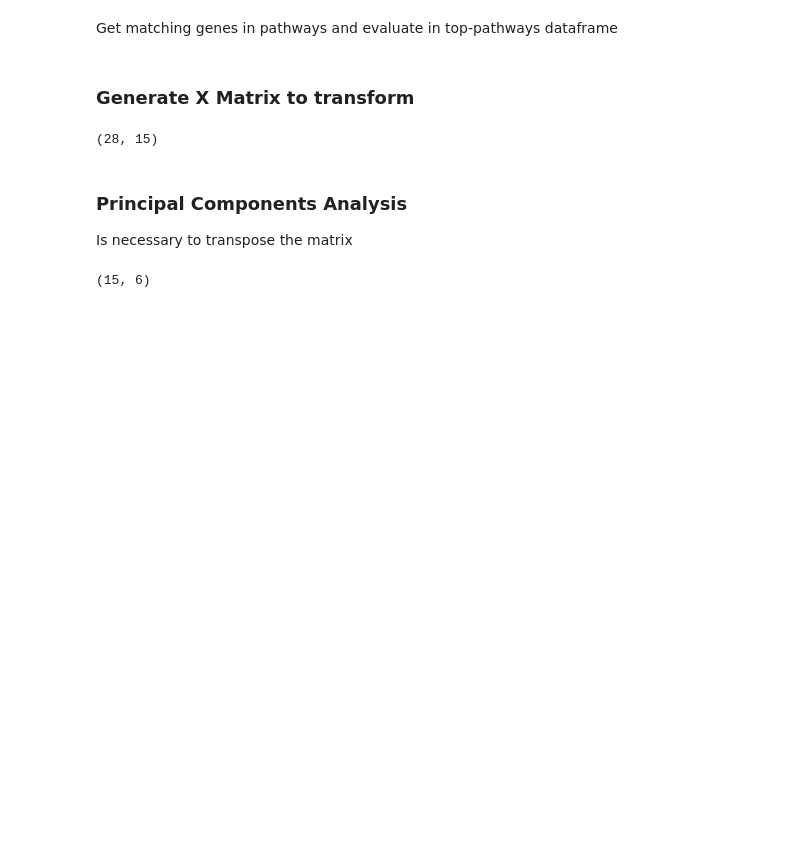
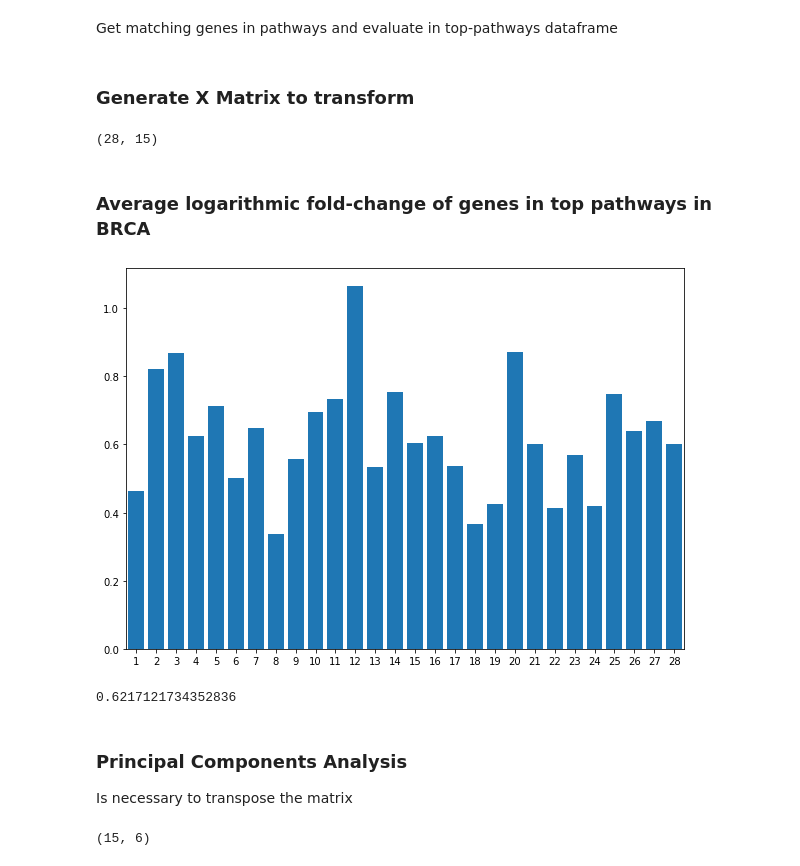
Before and after one commit to SamSaladino/FC-of-Genetic-pathways, a Jupyter notebook: Expr_pathways.ipynb, the cells around one changed output. Drawn from its saved outputs; the diff is of its cells as text; code cells hidden in the pictures; blank space fills up the shorter version.

Commit message:
begining of a BRCA bar plot

```diff
--- a/Expr_pathways.ipynb
+++ b/Expr_pathways.ipynb
@@ -102,6 +102,20 @@ X.to_csv("./data_generated/pathways_matrix.csv")
 X.shape
 # %% [output]
 (28, 15)
+# %% [markdown]
+### Average logarithmic fold-change of genes in top pathways in BRCA
+# %%
+plt.figure(figsize=(10,7))
+plt.bar(np.arange(1,29),X.BRCA)
+plt.xticks(np.arange(1,29))
+plt.xlim(0.5,28.5)
+plt.show()
+# %% [output]
+[figure, added]
+# %%
+X.BRCA.mean()
+# %% [output]
+0.6217121734352836
 # %% [markdown]
 ### Principal Components Analysis
 Is necessary to transpose the matrix
```
Also changed, not shown: 1 other file.
